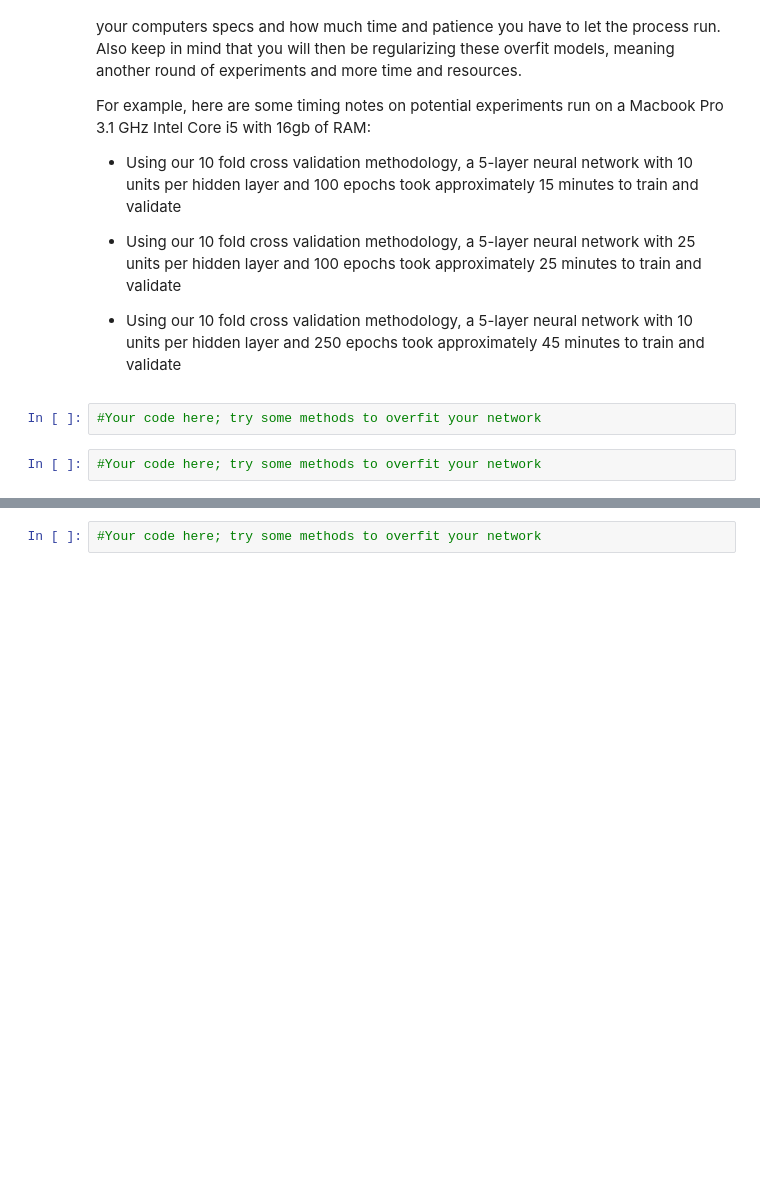
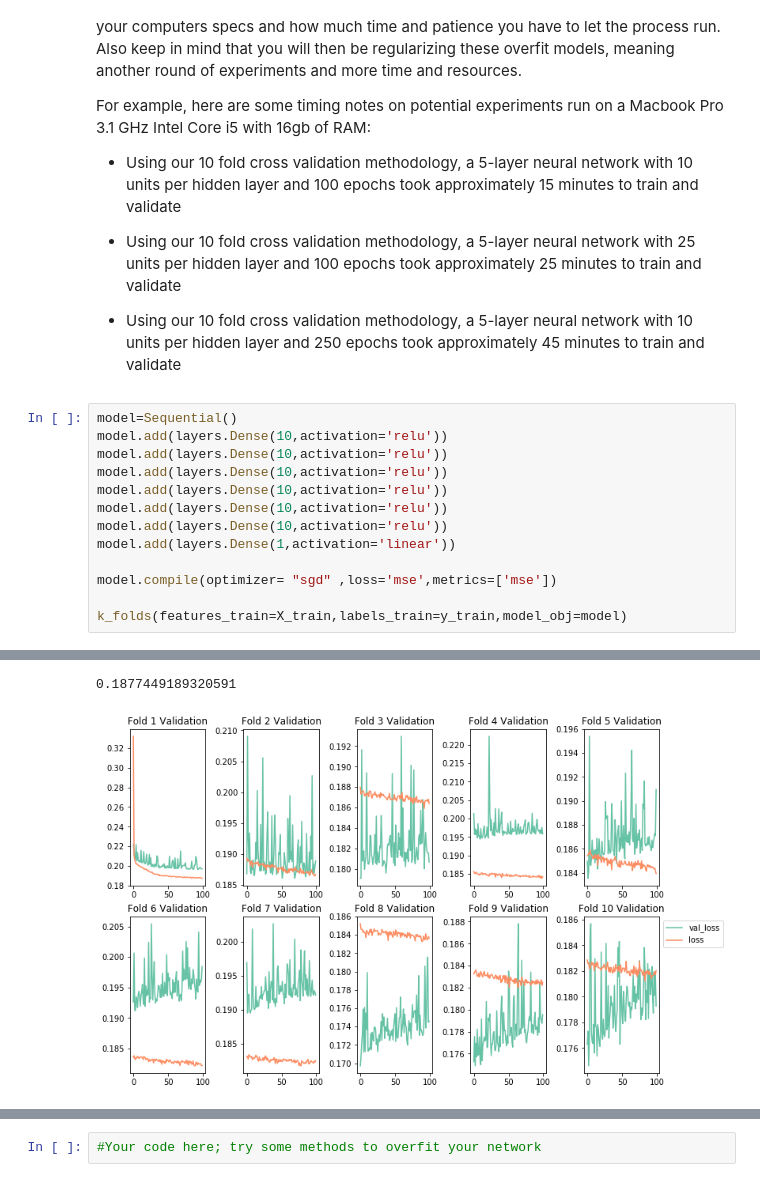
Before and after one commit to ktzioumis/dsc-04-42-06-tuning-and-optimizing-neural-networks-lab-online-ds-pt-112618, a Jupyter notebook: index.ipynb, the cells around one changed output, grey strips where cells are left out. Cells and saved outputs as stored; diff of their text form; blank space fills up the shorter version.

```diff
--- a/index.ipynb
+++ b/index.ipynb
@@ -313,7 +325,17 @@ For example, here are some timing notes on potential experiments run on a Macboo
 * Using our 10 fold cross validation methodology, a 5-layer neural network with 25 units per hidden layer and 100 epochs took approximately 25 minutes to train and validate
 
 * Using our 10 fold cross validation methodology, a 5-layer neural network with 10 units per hidden layer and 250 epochs took approximately 45 minutes to train and validate
-# %%
-#Your code here; try some methods to overfit your network
-# %%
-#Your code here; try some methods to overfit your network
+# %%
+model=Sequential()
+model.add(layers.Dense(10,activation='relu'))
+model.add(layers.Dense(10,activation='relu'))
+model.add(layers.Dense(10,activation='relu'))
+model.add(layers.Dense(10,activation='relu'))
+model.add(layers.Dense(10,activation='relu'))
+model.add(layers.Dense(10,activation='relu'))
+model.add(layers.Dense(1,activation='linear'))
+
+model.compile(optimizer= "sgd" ,loss='mse',metrics=['mse'])
+
+k_folds(features_train=X_train,labels_train=y_train,model_obj=model)
+# %% [output]
@@ -319,0 +354,2 @@ For example, here are some timing notes on potential experiments run on a Macboo
+0.1877449189320591
+[figure, added]
```
Also changed, not shown: parts of 3 cells of this notebook.
